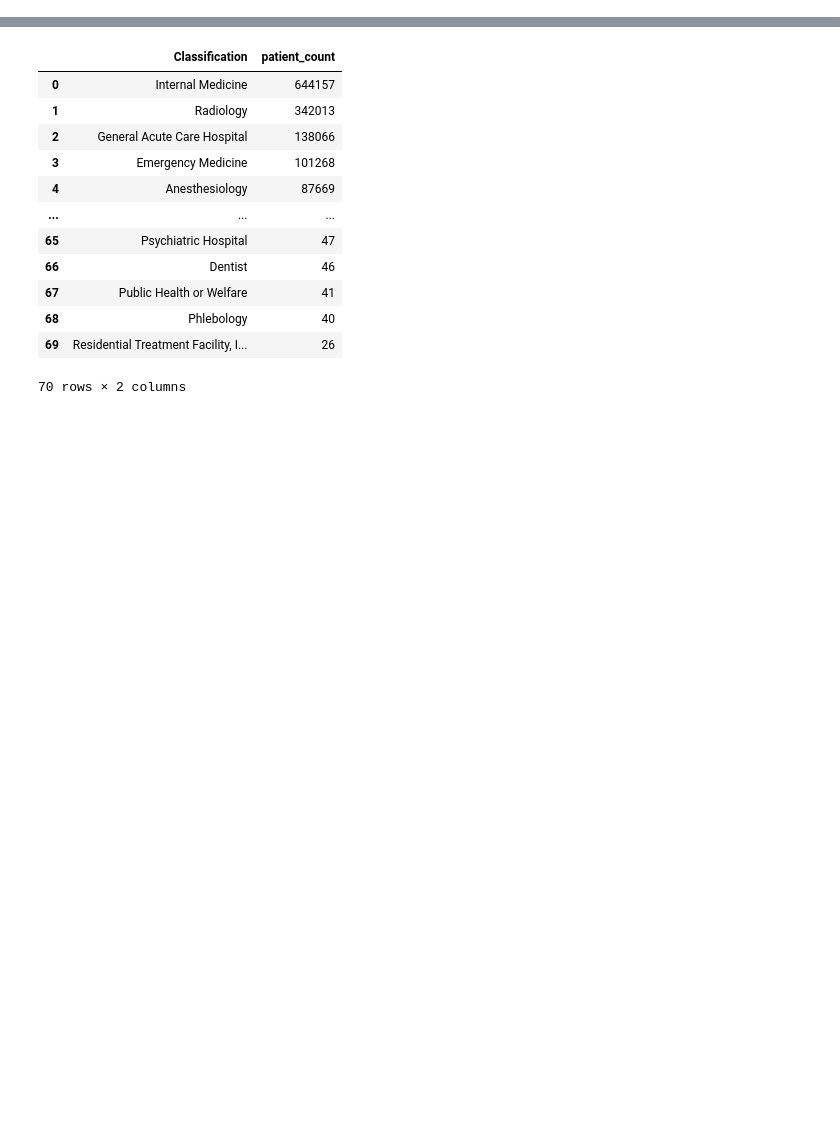
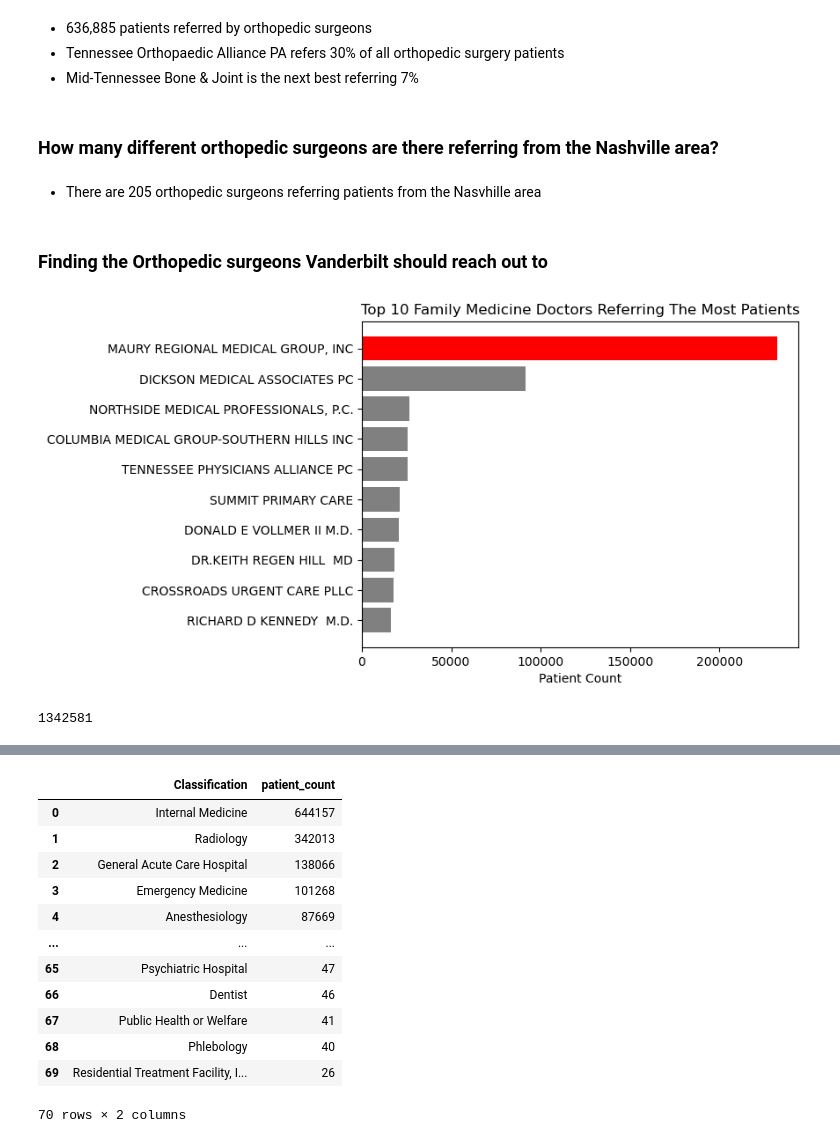
Before and after one commit to KagonDeans/hop-team, a Jupyter notebook: notebook/question_2 redo.ipynb, the cells around one changed output, grey strips where cells are left out. Saved outputs shown, nothing was run; the diff lists cells and outputs as text; code cells hidden in the pictures; blank space fills up the shorter version.

```diff
--- a/notebook/question_2 redo.ipynb
+++ b/notebook/question_2 redo.ipynb
@@ -111,0 +307,48 @@ nppes_nashville = nppes_nashville.merge(right = npi_to_name, how = 'left', on ='
+# %% [markdown]
+- 636,885 patients referred by orthopedic surgeons
+- Tennessee Orthopaedic Alliance PA refers 30% of all orthopedic surgery patients
+- Mid-Tennessee Bone & Joint is the next best referring 7%
+# %% [markdown]
+### How many different orthopedic surgeons are there referring from the Nashville area?
+# %% [markdown]
+- There are 205 orthopedic surgeons referring patients from the Nasvhille area
+# %% [markdown]
+### Finding the Orthopedic surgeons Vanderbilt should reach out to
+# %%
+# Finding total patient referrals for all family medicine doctors
+nashville_fam_med = nppes_nashville.groupby(['Classification','from_provider']) \
+['patient_count'] \
+.sum() \
+.reset_index() \
+.sort_values(by = 'patient_count', ascending = False) \
+.reset_index(drop = True) \
+.query('Classification == "Family Medicine"')
+
+#Sorting values to get top family medicine doctors
+nashville_fam_med = nashville_fam_med.sort_values(by = 'patient_count', ascending = True)
+
+top_10_nashville_fam_med = nashville_fam_med.sort_values(
+    by = 'patient_count', ascending = False
+) \
+.head(10) \
+.reset_index(drop = True) \
+.sort_values(by = 'patient_count', ascending = True)
+
+top_10_color = ['grey','grey','grey','grey','grey','grey','grey','grey','grey','red']
+
+#Creating bar graph of top 10 Nashville Orthopedic Surgeons
+plt.barh(data = top_10_nashville_fam_med, y = 'from_provider', width = 'patient_count', color = top_10_color)
+
+plt.xlabel('Patient Count')
+#plt.ylabel('Specialty')
+plt.title('Top 10 Family Medicine Doctors Referring The Most Patients')
+
+
+plt.savefig('../data/orthopedic_surgeons_referring_the_most_patients.png', bbox_inches = 'tight')
+# %% [output]
+[figure, added]
+# %%
+total_patients_referred_from_fam_med = nashville_fam_med['patient_count'].sum()
+total_patients_referred_from_fam_med
+# %% [output]
+1342581
```
Also changed, not shown: parts of 57 cells of this notebook.
